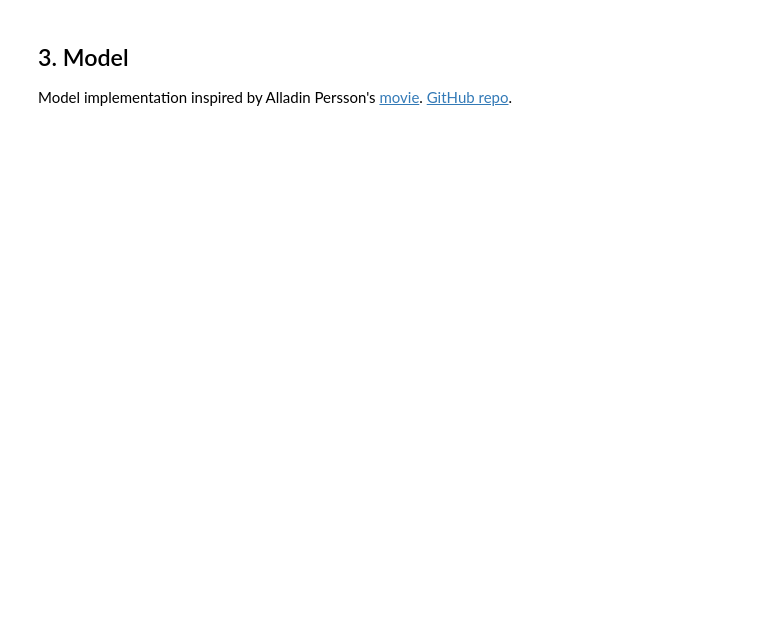
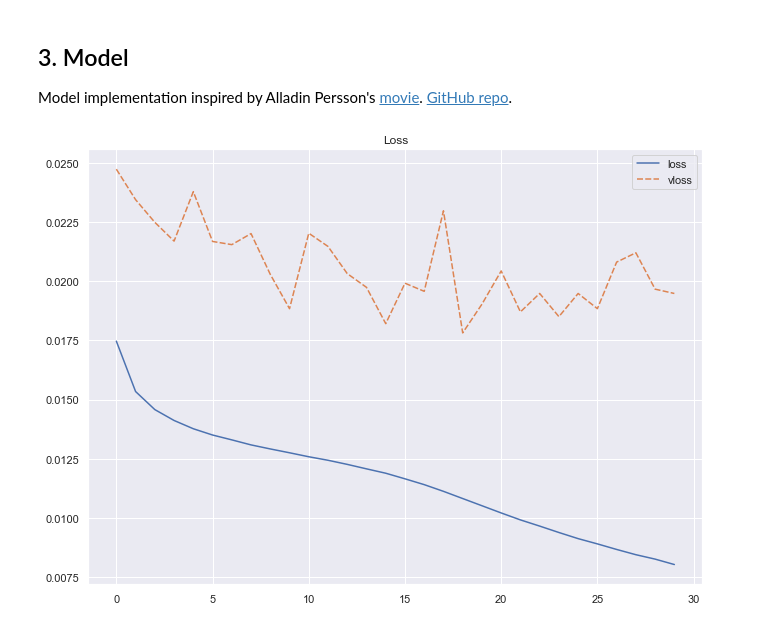
Before and after one commit to jmisilo/Amazon-reviews-rating, a Jupyter notebook: main.ipynb, the cells around one changed output. Saved outputs shown, nothing was run; the diff lists cells and outputs as text; code cells hidden in the pictures; blank space fills up the shorter version.

Commit message:
Improv model training and collecting metrics. Plot metrics. Evalueate model. Make function for prediction sample data.

```diff
--- a/main.ipynb
+++ b/main.ipynb
@@ -352,7 +383,6 @@ model = Model(
 # %%
 criterion = nn.CrossEntropyLoss()
 optimizer = optim.Adam(model.parameters(), lr=cfg.lr)
-writer = SummaryWriter()
 # %%
 def train_epoch(epoch, loader, model, optimizer, criterion, n_iter):
     running_loss = 0
@@ -428,9 +458,6 @@ def valid_epoch(epoch, loader, model):
 
     print(f'Epoch: {epoch + 1} VLoss: {lss}, VAccuracy: {acc}')
 
-    writer.add_scalar('Loss/valid', lss, epoch)
-    writer.add_scalar('Accuracy/valid', acc, epoch)
-
     return running_loss, corr, tot_samples
 # %%
 model = model.to(device)
@@ -449,0 +491,36 @@ else:
+# %%
+history = {
+        'epoch': [],
+        'loss': [],
+        'corr': [],
+        'samples': [],
+        'vloss': [],
+        'vcorr': [],
+        'vsamples': []
+    }
+
+with open('models/history.json') as f:
+    hist = json.loads(f.read())
+
+for item in hist:
+    for metric in history.keys():
+        history[metric].append(item[metric])
+# %%
+accuracy = {
+    'accuracy': [x / y for x, y in zip(history['corr'], history['samples'])],
+    'vaccuracy': [x / y for x, y in zip(history['vcorr'], history['vsamples'])],
+}
+
+loss = {
+    'loss': [x / y for x, y in zip(history['loss'], history['samples'])],
+    'vloss': [x / y for x, y in zip(history['vloss'], history['vsamples'])],
+}
+accuracy = pd.DataFrame.from_dict(accuracy)
+loss = pd.DataFrame.from_dict(loss)
+# %%
+plt.figure(figsize=(11, 8))
+sns.set_theme()
+sns.lineplot(data=loss).set(title='Loss')
+plt.show()
+# %% [output]
+[figure, added]
```
Also changed, not shown: parts of 20 cells of this notebook.
